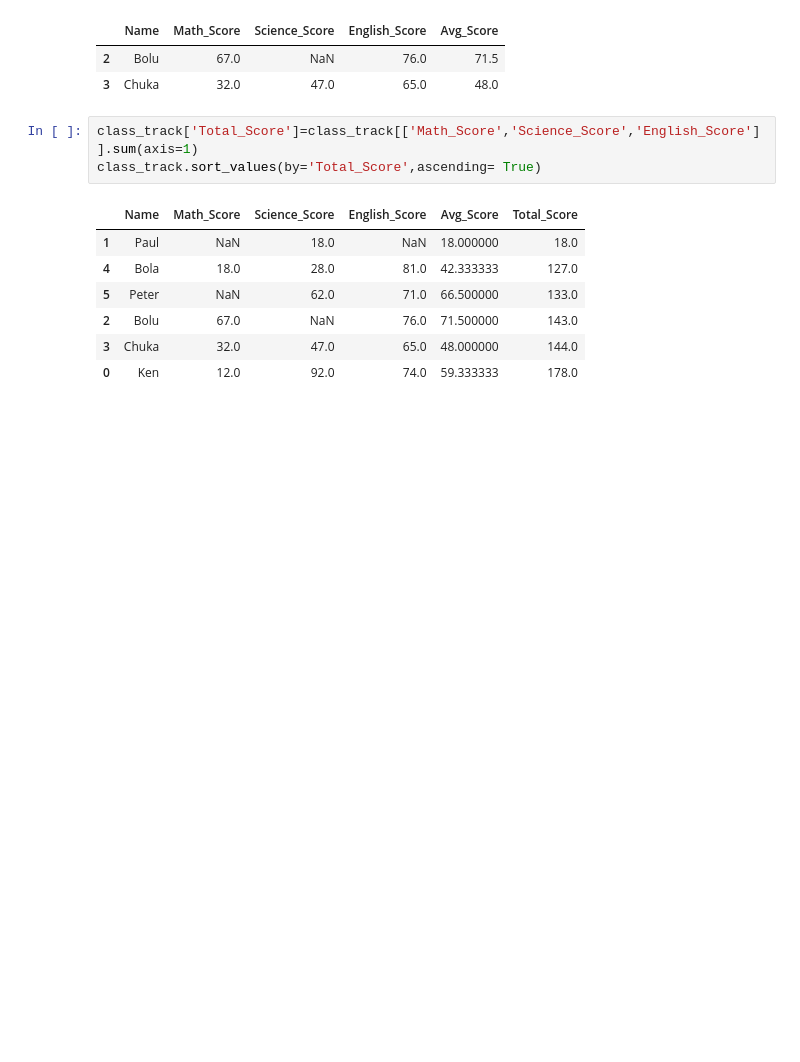
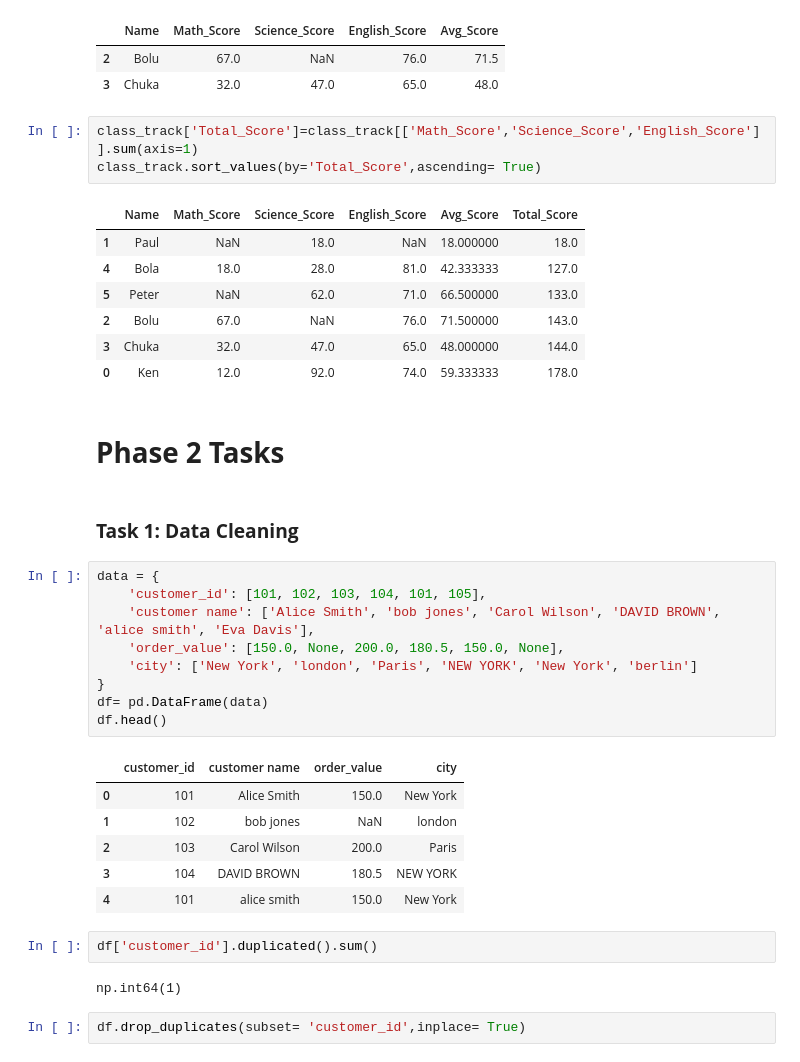
Before and after one commit to KEN-DATALABS/PROJECT-LIST, a Jupyter notebook: OneDrive/Documents/List Project/Project3.ipynb, the cells around one changed output. Saved outputs shown, nothing was run; the diff lists cells and outputs as text; blank space fills up the shorter version.

```diff
--- a/OneDrive/Documents/List Project/Project3.ipynb
+++ b/OneDrive/Documents/List Project/Project3.ipynb
@@ -186,3 +191,29 @@ class_track.sort_values(by='Total_Score',ascending= True)
 | 2 | Bolu | 67.0 | NaN | 76.0 | 71.500000 | 143.0 |
 | 3 | Chuka | 32.0 | 47.0 | 65.0 | 48.000000 | 144.0 |
 | 0 | Ken | 12.0 | 92.0 | 74.0 | 59.333333 | 178.0 |
+# %% [markdown]
+# **Phase 2 Tasks**
+# %% [markdown]
+### **Task 1: Data Cleaning**
+# %%
+data = {
+    'customer_id': [101, 102, 103, 104, 101, 105],
+    'customer name': ['Alice Smith', 'bob jones', 'Carol Wilson', 'DAVID BROWN', 'alice smith', 'Eva Davis'],
+    'order_value': [150.0, None, 200.0, 180.5, 150.0, None],
+    'city': ['New York', 'london', 'Paris', 'NEW YORK', 'New York', 'berlin']
+}
+df= pd.DataFrame(data)
+df.head()
+# %% [output]
+|  | customer_id | customer name | order_value | city |
+| 0 | 101 | Alice Smith | 150.0 | New York |
+| 1 | 102 | bob jones | NaN | london |
+| 2 | 103 | Carol Wilson | 200.0 | Paris |
+| 3 | 104 | DAVID BROWN | 180.5 | NEW YORK |
+| 4 | 101 | alice smith | 150.0 | New York |
+# %%
+df['customer_id'].duplicated().sum()
+# %% [output]
+np.int64(1)
+# %%
+df.drop_duplicates(subset= 'customer_id',inplace= True)
```
Also changed, not shown: parts of 6 cells of this notebook.
